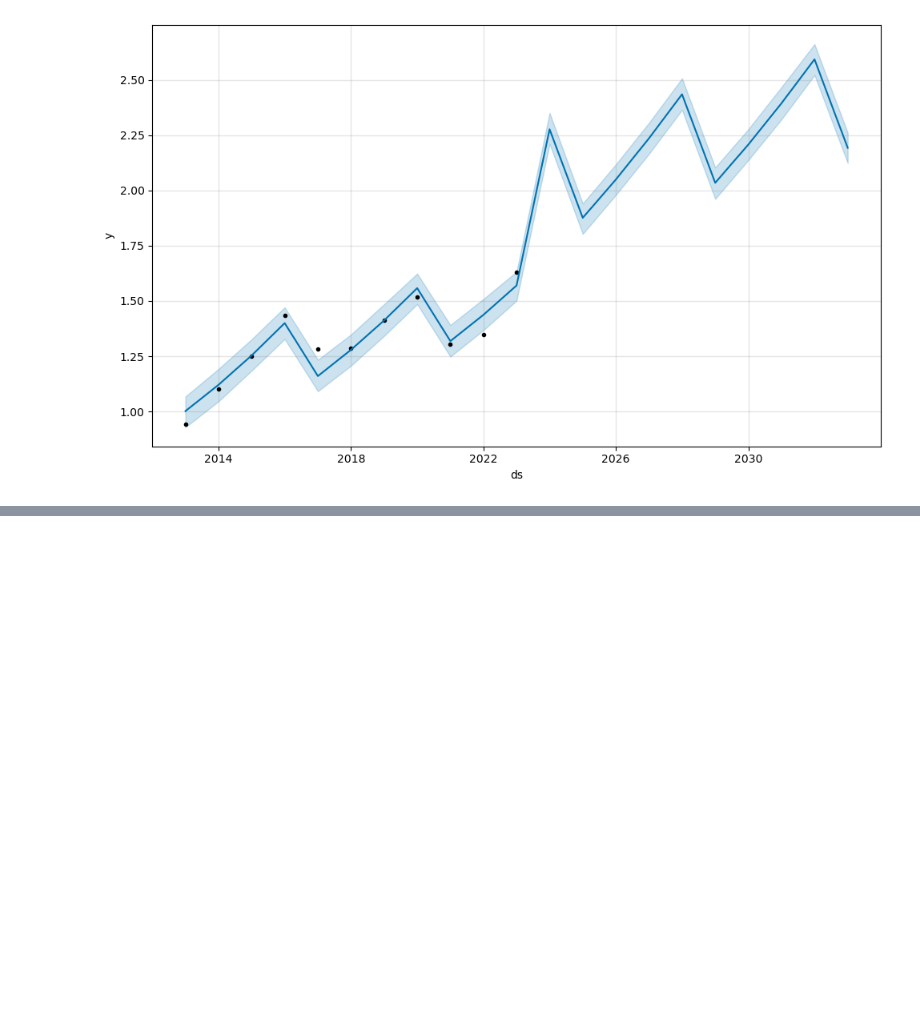
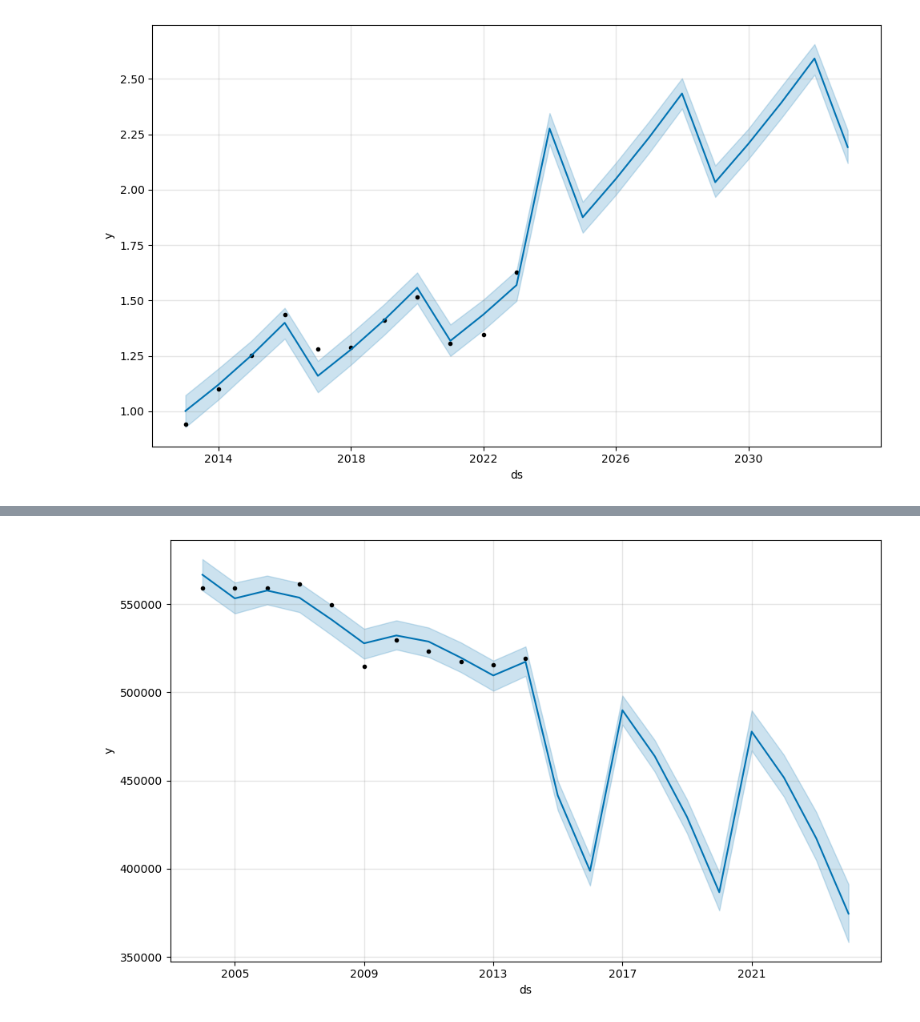
Before and after one commit to LaserLon/EDA, a Jupyter notebook: Chelsey/EDA_2.ipynb, the cells around one changed output, grey strips where cells are left out. Saved outputs shown, nothing was run; the diff lists cells and outputs as text; code cells hidden in the pictures; blank space fills up the shorter version.

Commit message:
Updated pynb with Prophet modeling

```diff
--- a/Chelsey/EDA_2.ipynb
+++ b/Chelsey/EDA_2.ipynb
@@ -579,0 +597,5 @@ m.plot(forecast_temperature_trends);
+# %%
+# Create a future dataframe to hold predictions for GHG emissions
+# Prediction period set at 10 years
+future_GHG_trends = m2.make_future_dataframe(periods=10, freq="YE")
+future_GHG_trends.tail()
@@ -579,0 +609,4 @@ m.plot(forecast_temperature_trends);
+# %%
+# Make the future prediction for GHG emissions
+forecast_GHG_trends = m2.predict(future_GHG_trends)
+forecast_GHG_trends.tail()
@@ -579,0 +620,5 @@ m.plot(forecast_temperature_trends);
+# %%
+# Plot the Prophet predictions for GHG Emissions
+m2.plot(forecast_GHG_trends);
+# %% [output]
+[figure, added]
```
Also changed, not shown: parts of 15 cells of this notebook.
